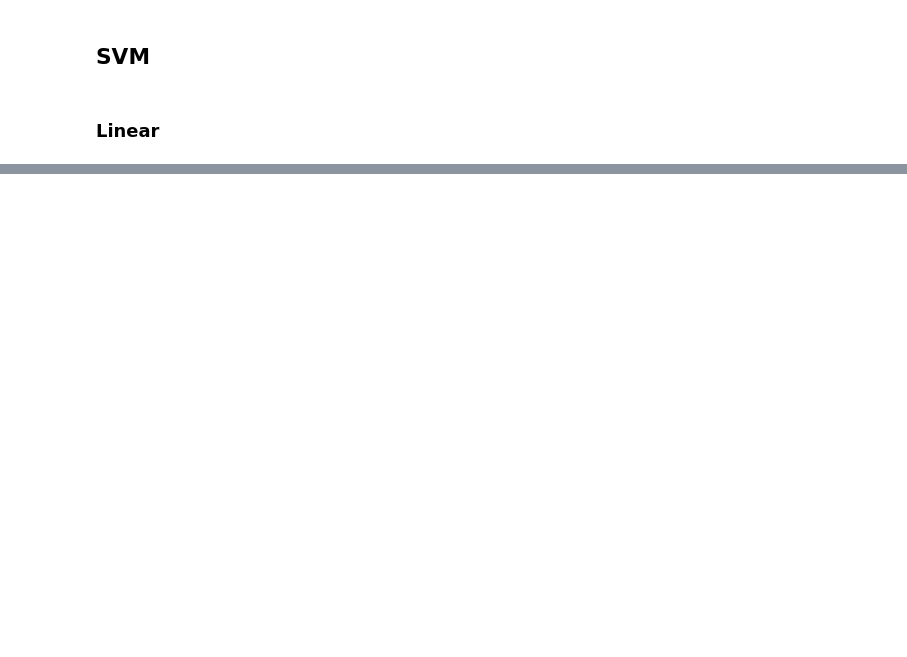
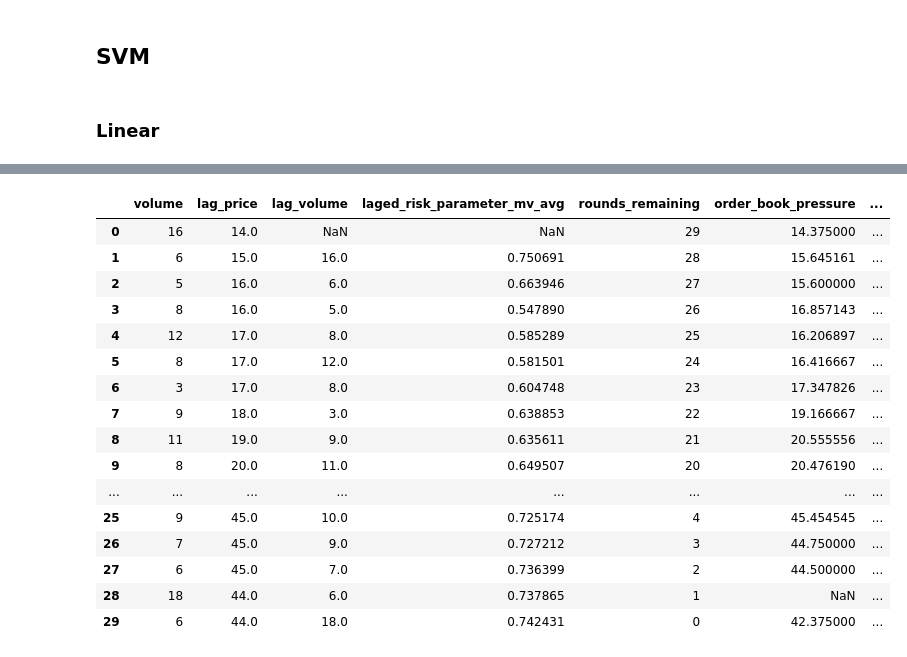
Before and after one commit to smojha/bot_swap, a Jupyter notebook: Code/Basic_Behavioral/Rough/ML2.ipynb, the cells around one changed output, grey strips where cells are left out. Drawn from its saved outputs; the diff is of its cells as text; code cells hidden in the pictures; blank space fills up the shorter version.

```diff
--- a/Code/Basic_Behavioral/Rough/ML2.ipynb
+++ b/Code/Basic_Behavioral/Rough/ML2.ipynb
@@ -351,0 +394,36 @@ round_ml_data_df.fillna(round_ml_data_df.mean())
+# %%
+import xgboost as xgb
+from sklearn.metrics import accuracy_score, classification_report
+from sklearn.model_selection import train_test_split, cross_val_score
+
+# Assuming round_ml_data_df and return_valence are defined elsewhere
+
+# Splitting the data into features and target variable
+X, y = round_ml_data_df.drop(['price', 'price_change'], axis=1), return_valence
+
+# Splitting the data into training and testing sets
+X_train, X_test, y_train, y_test = train_test_split(X, y, test_size=0.2, random_state=42)
+
+# Defining the model
+model = xgb.XGBClassifier()
+
+# Training the model on the training data
+model.fit(X_train, y_train)
+
+# Making predictions on the test set
+predictions = model.predict(X_test)
+
+# Calculating accuracy
+accuracy = accuracy_score(y_test, predictions)
+
+print("Accuracy:", accuracy)
+print("\nClassification Report:")
+print(classification_report(y_test, predictions))
+
+# Performing cross-validation
+LOOCV = LeaveOneOut()
+cv_scores = cross_val_score(model, X, y, cv=LOOCV)
+
+print("\nCross-Validation Scores:", cv_scores)
+print("Mean Cross-Validation Score:", cv_scores.mean())
+print("Standard Deviation of Cross-Validation Scores:", cv_scores.std())
@@ -351,0 +448,20 @@ round_ml_data_df.fillna(round_ml_data_df.mean())
+# %%
+X
+# %% [output]
+|  | volume | lag_price | lag_volume | laged_risk_parameter_mv_avg | rounds_remaining | order_book_pressure | ... |
+| 0 | 16 | 14.0 | NaN | NaN | 29 | 14.375000 | ... |
+| 1 | 6 | 15.0 | 16.0 | 0.750691 | 28 | 15.645161 | ... |
+| 2 | 5 | 16.0 | 6.0 | 0.663946 | 27 | 15.600000 | ... |
+| 3 | 8 | 16.0 | 5.0 | 0.547890 | 26 | 16.857143 | ... |
+| 4 | 12 | 17.0 | 8.0 | 0.585289 | 25 | 16.206897 | ... |
+| 5 | 8 | 17.0 | 12.0 | 0.581501 | 24 | 16.416667 | ... |
+| 6 | 3 | 17.0 | 8.0 | 0.604748 | 23 | 17.347826 | ... |
+| 7 | 9 | 18.0 | 3.0 | 0.638853 | 22 | 19.166667 | ... |
+| 8 | 11 | 19.0 | 9.0 | 0.635611 | 21 | 20.555556 | ... |
+| 9 | 8 | 20.0 | 11.0 | 0.649507 | 20 | 20.476190 | ... |
+| ... | ... | ... | ... | ... | ... | ... | ... |
+| 25 | 9 | 45.0 | 10.0 | 0.725174 | 4 | 45.454545 | ... |
+| 26 | 7 | 45.0 | 9.0 | 0.727212 | 3 | 44.750000 | ... |
+| 27 | 6 | 45.0 | 7.0 | 0.736399 | 2 | 44.500000 | ... |
+| 28 | 18 | 44.0 | 6.0 | 0.737865 | 1 | NaN | ... |
+| 29 | 6 | 44.0 | 18.0 | 0.742431 | 0 | 42.375000 | ... |
```
Also changed, not shown: parts of 22 cells of this notebook, 44 other files.
